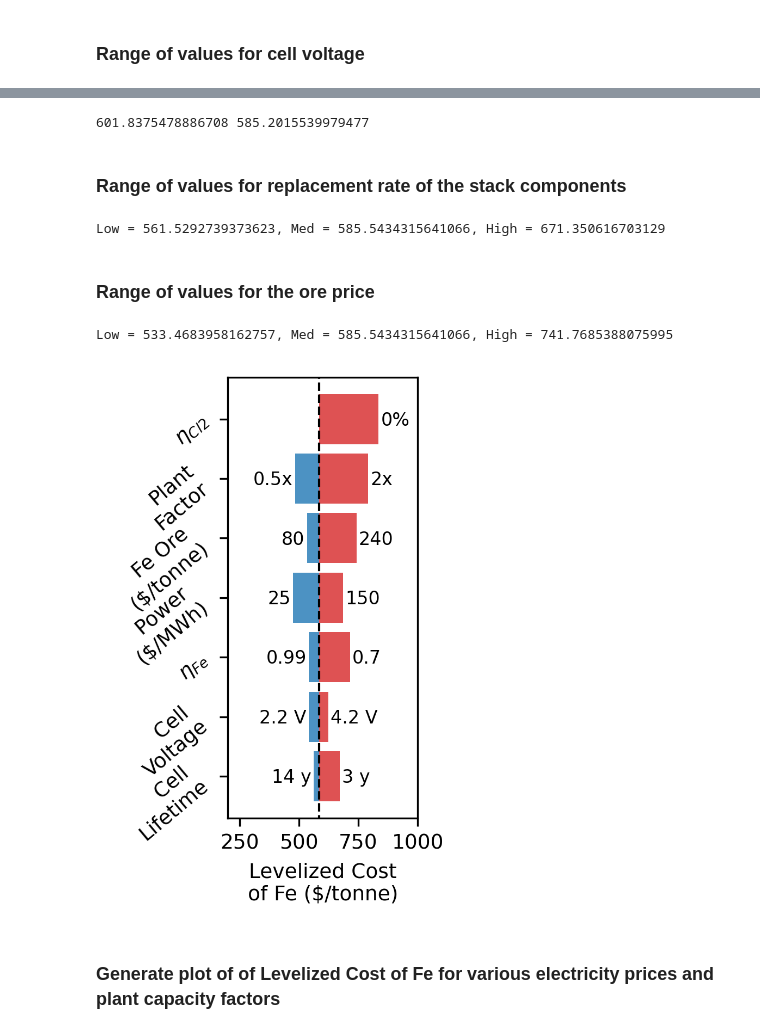
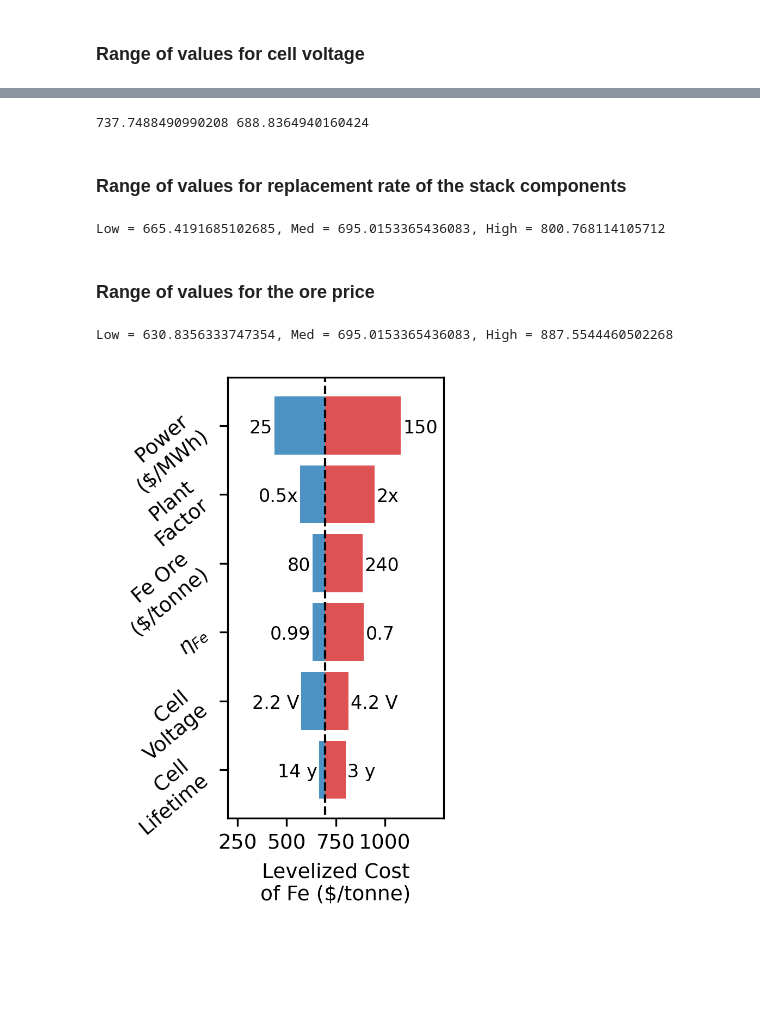
Before and after one commit to pkempler/ChlorIron2023, a Jupyter notebook: ChlorIron_TEA_Sensitivity_GitHubShared_wLabor.ipynb, the cells around one changed output, grey strips where cells are left out. Saved outputs shown, nothing was run; the diff lists cells and outputs as text; code cells hidden in the pictures; blank space fills up the shorter version.

```diff
--- a/ChlorIron_TEA_Sensitivity_GitHubShared_wLabor.ipynb
+++ b/ChlorIron_TEA_Sensitivity_GitHubShared_wLabor.ipynb
@@ -131,33 +11,8 @@ def NPV_calc(Iron_Price, Iron_Prod, Cell_Voltage, Electric_Price, CAPACITY=0.98,
-# %%
-def LCOFe(CV=3.2,EP=75,FeCap=0.90,NaCap=0,Cl2Cap=0.95,plantfac=1,replace=7, ore=120, plantcap=0.98):
-    # System function
-    low_price = 1
-    high_price = 1000
-
-    # Measure slope of NPV calculator
-    low_val, low_table = NPV_calc(Iron_Price=low_price, Iron_Prod=prod_TPD,
-                                  Cell_Voltage=CV, Electric_Price=EP,
-                                  CAPACITY=plantcap, FeCAPACITY=FeCap,
-                                  NaOHCAPACITY=NaCap, iron_ore_price=ore,
-                                 PLANTFACTOR=plantfac,Cl2CAPACITY=Cl2Cap,
-                                 replace_rate=replace)
-
-    high_val, high_table = NPV_calc(Iron_Price=high_price, Iron_Prod=prod_TPD,
-                                    Cell_Voltage=3.2, Electric_Price=30,
-                                    CAPACITY=plantcap, FeCAPACITY=FeCap,
-                                    NaOHCAPACITY=NaCap, iron_ore_price=ore,
-                                     PLANTFACTOR=plantfac,Cl2CAPACITY=Cl2Cap,
-                                     replace_rate=replace);
-
-    # Interpolate to solve for exact LCOX
-    slope = (high_price - low_price)/(high_val - low_val)
-
-    return high_price - high_val*slope
 # %% [markdown]
 ### Range of values for electricity prices
 # %%
 lowE = LCOFe(EP=25) # $/MWh
-baseE = LCOFe(EP=75)
+baseE = LCOFe(EP=base_case_EP)
 highE = LCOFe(EP=150)
 
 print('Low = {}, Med = {}, High = {}'.format(lowE,baseE,highE))
@@ -211,7 +66,7 @@ LCOFe(EP=0,plantcap=0.78)
 # %%
 print(LCOFe(FeCap=0.75,ore=70), LCOFe(FeCap=0.95,ore=140))
 # %% [output]
-601.8375478886708 585.2015539979477
+737.7488490990208 688.8364940160424
 # %% [markdown]
 ### Range of values for replacement rate of the stack components
 # %%
@@ -221,7 +76,7 @@ highrep = LCOFe(replace=3)
 
 print('Low = {}, Med = {}, High = {}'.format(lowrep,baserep,highrep))
 # %% [output]
-Low = 561.5292739373623, Med = 585.5434315641066, High = 671.350616703129
+Low = 665.4191685102685, Med = 695.0153365436083, High = 800.768114105712
 # %% [markdown]
 ### Range of values for the ore price
 # %%
@@ -229,11 +84,12 @@ lowore = LCOFe(ore=80) # $/tonne
 medore = LCOFe(ore=120)
 highore = LCOFe(ore=240)
 
-# According to business insider, these represent the 2 year low, present cost, and 2 year high, respectively
+# According to business insider, these are roughly
+# the 2 year low, present cost, and 2 year high, respectively
 
 print('Low = {}, Med = {}, High = {}'.format(lowore,medore,highore))
 # %% [output]
-Low = 533.4683958162757, Med = 585.5434315641066, High = 741.7685388075995
+Low = 630.8356333747354, Med = 695.0153365436083, High = 887.5544460502268
 # %%
 font = {'family' : 'sans-serif',
         'weight' : 'light',
@@ -244,40 +100,39 @@ plt.rc('font', **font)
 fig, ax = plt.subplots(figsize=(2.3,3.5))
 
 labels = ['Cell \nLifetime','Cell \nVoltage', '$\eta_{Fe}$',
-          'Power \n($/MWh)', 'Fe Ore \n($/tonne)',
-          'Plant\nFactor', '$\eta_{Cl2}$']
+          'Fe Ore \n($/tonne)','Plant\nFactor', 'Power \n($/MWh)']
 
 compression=1.4
 xs = [(x+1)/compression for x in range(0,len(labels))]
 
-highs = [highrep,highCV,med1eta,highE,highore,highplant,noCl2]
-meds = [baserep,baseCV,med2eta,baseE,medore,baseplant,base]
-lows = [lowrep,lowCV,higheta,lowE,lowore,lowplant,baseplant]
+highs = [highrep,highCV,med1eta,highore,highplant,highE]
+meds = [baserep,baseCV,med2eta,medore,baseplant,baseE]
+lows = [lowrep,lowCV,higheta,lowore,lowplant,lowE]
 
-highlabels=['3 y','4.2 V','0.7','150','240','2x','0%']
-lowlabels=['14 y','2.2 V','0.99','25','80','0.5x','']
+highlabels=['3 y','4.2 V','0.7','240','2x','150']
+lowlabels=['14 y','2.2 V','0.99','80','0.5x','25']
 
 AVAL = 0.8
 heights = 0.6
 
 for pos, x in enumerate(xs):
     plt.broken_barh([(baseplant,highs[pos]-baseplant),(lows[pos],baseplant-lows[pos])],
                     (x-heights/2,heights),facecolors=('tab:red', 'tab:blue'),alpha=AVAL)
     plt.text(highs[pos]+10,x-0.08,highlabels[pos],size=8)
     plt.text(lows[pos]-10,x-0.08,lowlabels[pos],horizontalalignment='right',size=8)
 
 plt.plot([base, base],[0, 10],'k--',linewidth=1)
 
 ax.set_yticks(xs)
 ax.set_xticks([250,500,750,1000])
 ax.set_yticklabels(labels,rotation=40)
 ax.set_xlabel('Levelized Cost\nof Fe ($/tonne)')
 
 ax.set_ylim([xs[0]-0.5,xs[-1]+0.5])
-ax.set_xlim([200,1000])
+ax.set_xlim([200,1300])
 
 plt.gcf().set_dpi(300)
 fig.tight_layout()
 # %% [output]
-[figure, old version]
+[figure, new version]
 # %%
@@ -285,2 +139,0 @@ fig.tight_layout()
-# %% [markdown]
-### Generate plot of of Levelized Cost of Fe for various electricity prices and plant capacity factors
```
Also changed, not shown: parts of 14 cells of this notebook, 8 other files.
